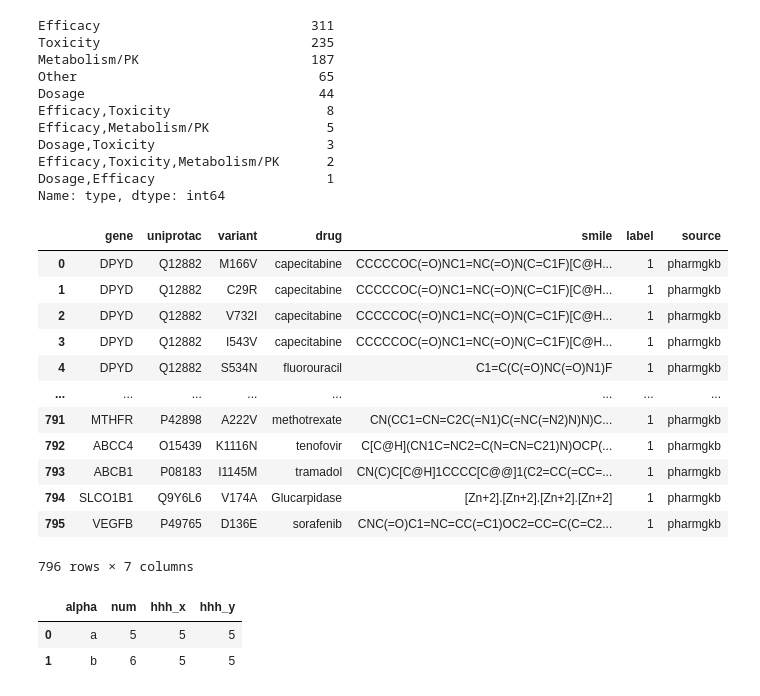
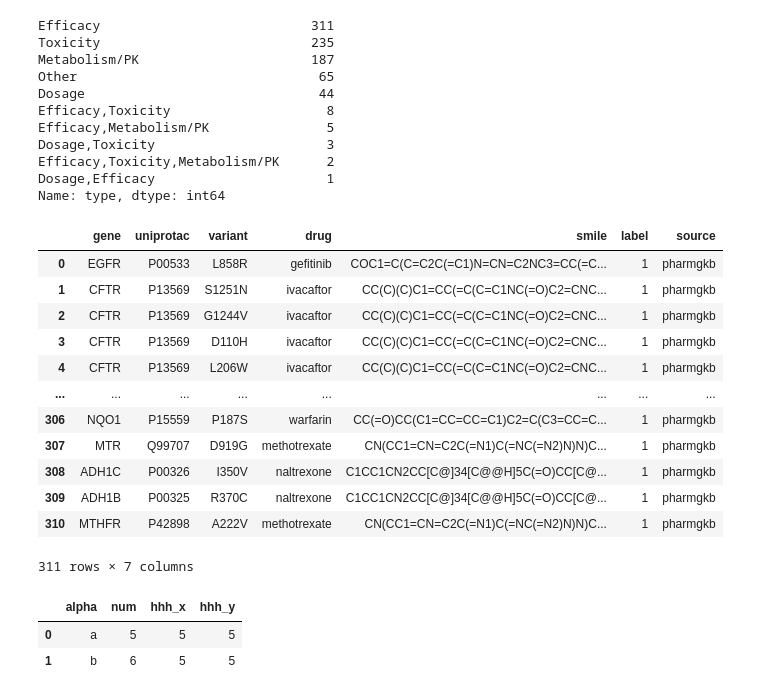
Before and after one commit to Liuzhe30/Emden, a Jupyter notebook: preprocess/04-feature-coding&merge-dataset.ipynb, the cells around one changed output. Saved outputs shown, nothing was run; the diff lists cells and outputs as text; code cells hidden in the pictures.

```diff
--- a/preprocess/04-feature-coding&merge-dataset.ipynb
+++ b/preprocess/04-feature-coding&merge-dataset.ipynb
@@ -372,38 +372,38 @@ Name: type, dtype: int64
 # %%
 # generate check table
 import warnings
 warnings.filterwarnings('ignore')
 pharmgkb_gene_table = pd.read_csv('../datasets/middlefile/pharmgkb_gene_table_fixed.csv')
 pharmgkb_drug_table = pd.read_csv('../datasets/middlefile/pharmgkb_drug_table_fpfixed_smilenum.csv')
 pharmgkb_labeled_evidence = pd.DataFrame(columns=['gene', 'uniprotac', 'variant', 'drug', 'smile', 'label', 'source'])
 for i in range(pharmgkb_evidence_table.shape[0]):
     gene = pharmgkb_evidence_table['gene'][i]
     uniprotac = pharmgkb_gene_table[pharmgkb_gene_table['gene'] == gene]['uniprotac'].values[0]
     variant = pharmgkb_evidence_table['variant'][i]
     drug = pharmgkb_evidence_table['drugs'][i]
     smile = pharmgkb_drug_table[pharmgkb_drug_table['drugname'] == drug]['smile'].values[0]
-    if(pharmgkb_evidence_table['type'][i] == 'Other'):
+    if(pharmgkb_evidence_table['type'][i] == 'Efficacy'):
+        label = 1
+    else:
         continue
-    else:
-        label = 1
     source = 'pharmgkb'
     pharmgkb_labeled_evidence = pharmgkb_labeled_evidence.append([{'gene': gene, 'uniprotac': uniprotac, 'variant': variant, 'drug': drug,
                                                             'smile': smile, 'label': label, 'source': source}], ignore_index=True)
 pharmgkb_labeled_evidence
 # %% [output]
 |  | gene | uniprotac | variant | drug | smile | label | source |
-| 0 | DPYD | Q12882 | M166V | capecitabine | CCCCCOC(=O)NC1=NC(=O)N(C=C1F)[C@H... | 1 | pharmgkb |
-| 1 | DPYD | Q12882 | C29R | capecitabine | CCCCCOC(=O)NC1=NC(=O)N(C=C1F)[C@H... | 1 | pharmgkb |
-| 2 | DPYD | Q12882 | V732I | capecitabine | CCCCCOC(=O)NC1=NC(=O)N(C=C1F)[C@H... | 1 | pharmgkb |
-| 3 | DPYD | Q12882 | I543V | capecitabine | CCCCCOC(=O)NC1=NC(=O)N(C=C1F)[C@H... | 1 | pharmgkb |
-| 4 | DPYD | Q12882 | S534N | fluorouracil | C1=C(C(=O)NC(=O)N1)F | 1 | pharmgkb |
+| 0 | EGFR | P00533 | L858R | gefitinib | COC1=C(C=C2C(=C1)N=CN=C2NC3=CC(=C... | 1 | pharmgkb |
+| 1 | CFTR | P13569 | S1251N | ivacaftor | CC(C)(C)C1=CC(=C(C=C1NC(=O)C2=CNC... | 1 | pharmgkb |
+| 2 | CFTR | P13569 | G1244V | ivacaftor | CC(C)(C)C1=CC(=C(C=C1NC(=O)C2=CNC... | 1 | pharmgkb |
+| 3 | CFTR | P13569 | D110H | ivacaftor | CC(C)(C)C1=CC(=C(C=C1NC(=O)C2=CNC... | 1 | pharmgkb |
+| 4 | CFTR | P13569 | L206W | ivacaftor | CC(C)(C)C1=CC(=C(C=C1NC(=O)C2=CNC... | 1 | pharmgkb |
 | ... | ... | ... | ... | ... | ... | ... | ... |
-| 791 | MTHFR | P42898 | A222V | methotrexate | CN(CC1=CN=C2C(=N1)C(=NC(=N2)N)N)C... | 1 | pharmgkb |
-| 792 | ABCC4 | O15439 | K1116N | tenofovir | C[C@H](CN1C=NC2=C(N=CN=C21)N)OCP(... | 1 | pharmgkb |
-| 793 | ABCB1 | P08183 | I1145M | tramadol | CN(C)C[C@H]1CCCC[C@@]1(C2=CC(=CC=... | 1 | pharmgkb |
-| 794 | SLCO1B1 | Q9Y6L6 | V174A | Glucarpidase | [Zn+2].[Zn+2].[Zn+2].[Zn+2] | 1 | pharmgkb |
-| 795 | VEGFB | P49765 | D136E | sorafenib | CNC(=O)C1=NC=CC(=C1)OC2=CC=C(C=C2... | 1 | pharmgkb |
+| 306 | NQO1 | P15559 | P187S | warfarin | CC(=O)CC(C1=CC=CC=C1)C2=C(C3=CC=C... | 1 | pharmgkb |
+| 307 | MTR | Q99707 | D919G | methotrexate | CN(CC1=CN=C2C(=N1)C(=NC(=N2)N)N)C... | 1 | pharmgkb |
+| 308 | ADH1C | P00326 | I350V | naltrexone | C1CC1CN2CC[C@]34[C@@H]5C(=O)CC[C@... | 1 | pharmgkb |
+| 309 | ADH1B | P00325 | R370C | naltrexone | C1CC1CN2CC[C@]34[C@@H]5C(=O)CC[C@... | 1 | pharmgkb |
+| 310 | MTHFR | P42898 | A222V | methotrexate | CN(CC1=CN=C2C(=N1)C(=NC(=N2)N)N)C... | 1 | pharmgkb |
-796 rows × 7 columns
+311 rows × 7 columns
 # %%
 # test
 df1 = pd.DataFrame({'alpha':['a','b','c'],'num':[5,6,7],'hhh':[5,5,5]}, columns=['alpha','num','hhh'])
```
Also changed, not shown: parts of 3 cells of this notebook, 2 other files.
